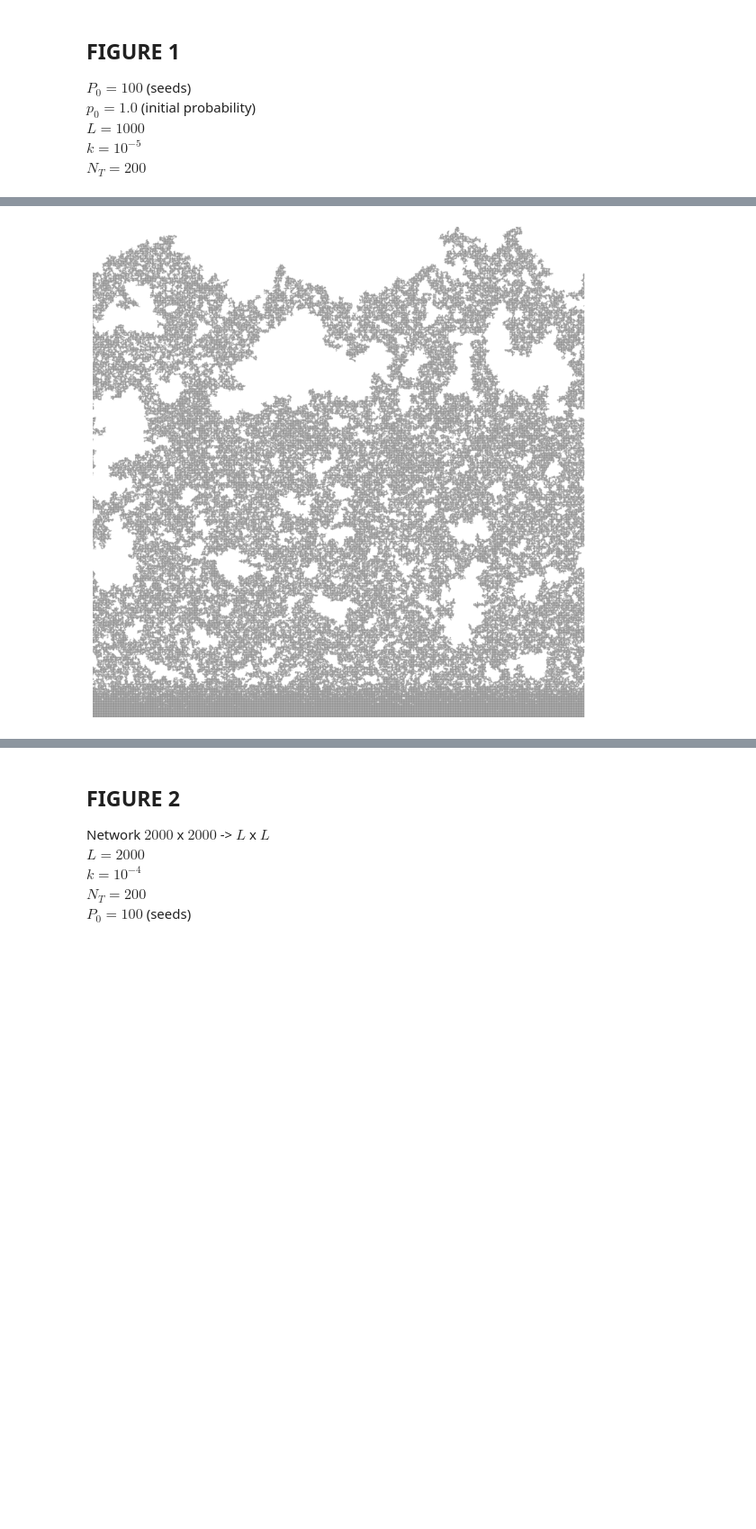
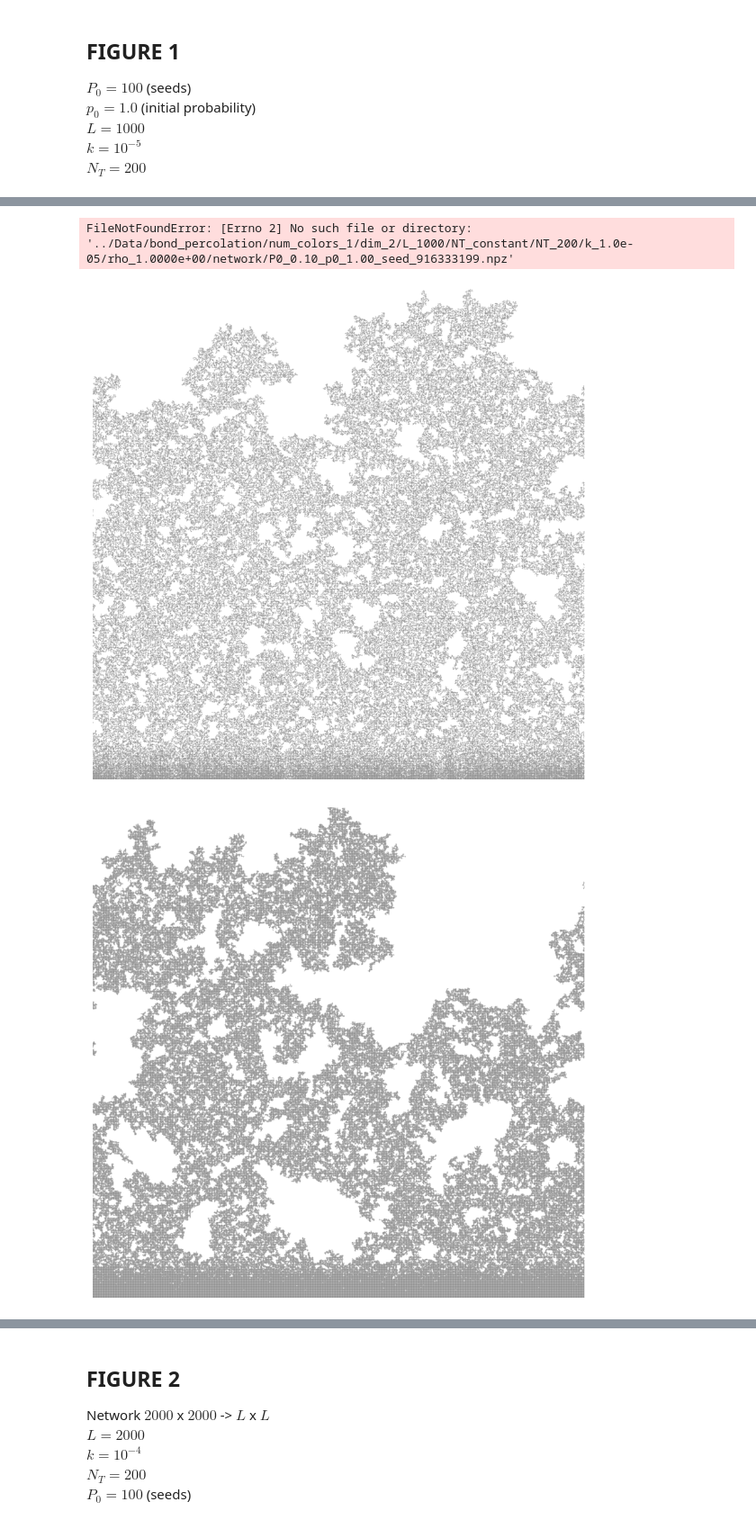
Before and after one commit to JuniorAlencar/self_organization_percolation, a Jupyter notebook: jupyter/results_paper_97.ipynb, the cells around one changed output, grey strips where cells are left out. Shown at 90% size. Saved outputs shown, nothing was run; the diff lists cells and outputs as text; code cells hidden in the pictures; blank space fills up the shorter version.

```diff
--- a/jupyter/results_paper_97.ipynb
+++ b/jupyter/results_paper_97.ipynb
@@ -22,12 +22,11 @@ num_colors = 1
 k = 1.0e-05
 rho_val = 1.0
 path = f"../Data/bond_percolation/num_colors_{num_colors}/dim_2/L_1000/NT_constant/NT_200/k_{k:.1e}/rho_{rho_val:.4e}/network/"
-
 filename = list_npz_files(path)[0]
 plot_bond_network(
     path+filename,
     num_colors=num_colors,
-    savepath=savepath + "/Fig1.pdf",
+    savepath=savepath + f"Fig1_carmona.pdf",
     dpi=600,
     min_density=1,
     color_map=None,          # dict[int,str] opcional: {valor_ativo: cor}
@@ -40 +42,3 @@ plot_bond_network(
+FileNotFoundError: [Errno 2] No such file or directory: '../Data/bond_percolation/num_colors_1/dim_2/L_1000/NT_constant/NT_200/k_1.0e-05/rho_1.0000e+00/network/P0_0.10_p0_1.00_seed_916333199.npz'
-[figure, old version]
+[figure, new version]
+[figure, added]
```
Also changed, not shown: parts of 5 cells of this notebook, 14 other files.
